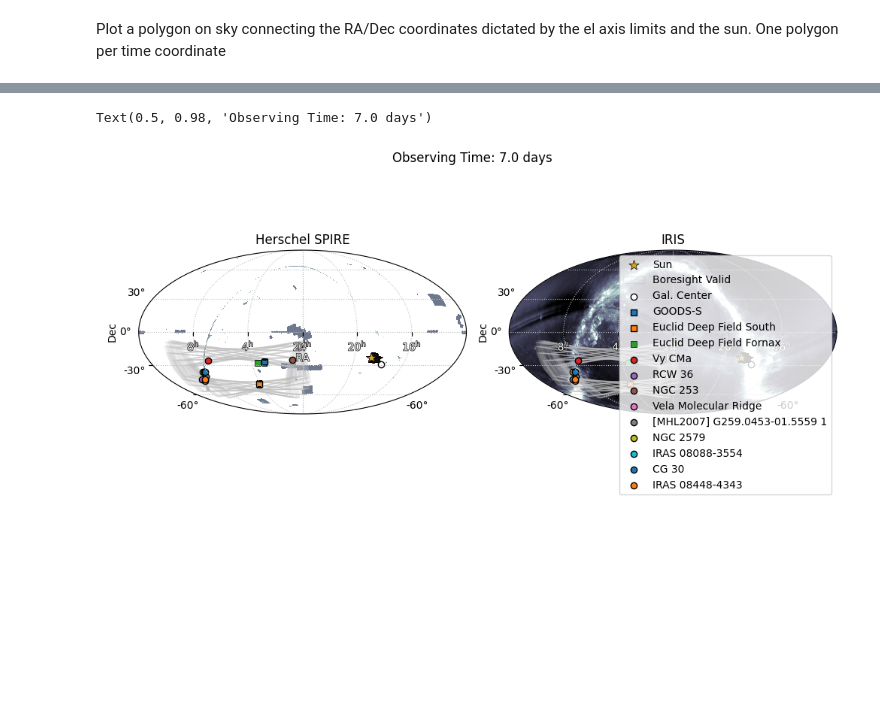
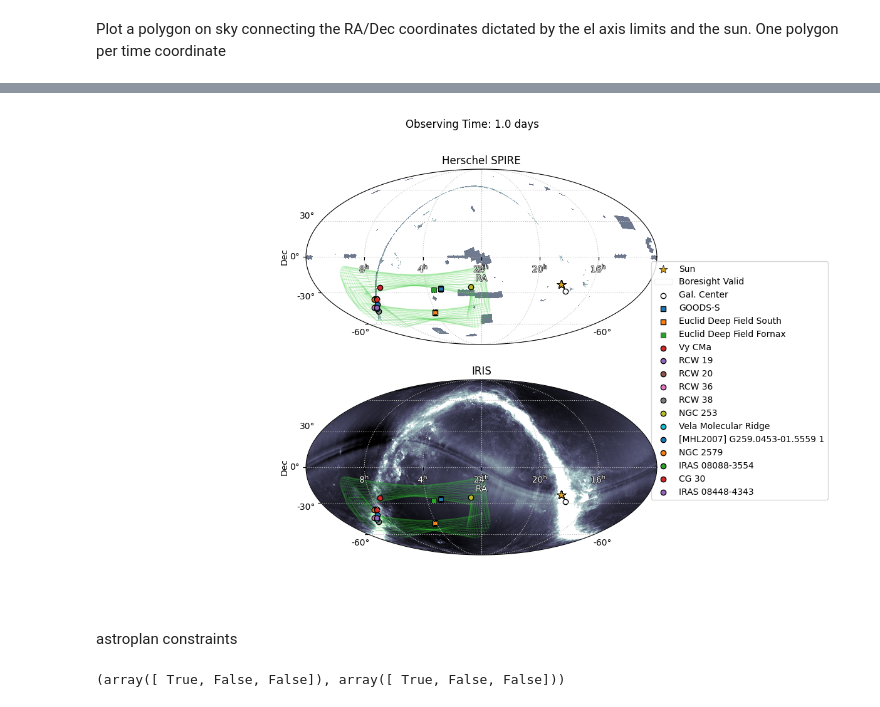
Before and after one commit to tim-balloon/tim-memos, a Jupyter notebook: TIM_sky_coverage.ipynb, the cells around one changed output, grey strips where cells are left out. Cells and saved outputs as stored; diff of their text form; code cells hidden in the pictures; blank space fills up the shorter version.

Commit message:
better plotting of alt/az line plots, start work on using astroplan constraints

```diff
--- a/TIM_sky_coverage.ipynb
+++ b/TIM_sky_coverage.ipynb
@@ -27,6 +31,8 @@ def wrap360(ang):
 # %%
 EL_MIN = 20
 EL_MAX = 52
+DAZ_MIN = 90
+DAZ_MAX = 225
 az_limleft = lambda x: wrap360(x - 270)
 az_limright = lambda x: wrap360(x - 135)
 
@@ -35,11 +41,11 @@ mcmurdo = EarthLocation(lat='-77.8419', lon='166.6863', height=37000.)
 # mcmurdo = EarthLocation(lat='-77.8419', lon='346.6863', height=37000.) # halfway around continent
 launch_date = Time('2026-12-25 00:00:00', scale='utc', location=mcmurdo)
 
-step_hr = 2
+step_hr = 1
 oneday = np.arange(0, 24 + step_hr, step_hr) * u.hr
 oneweek = np.arange(0, 24 * 7 + step_hr, step_hr) * u.hr
 threeweeks = np.arange(24 * 7 * 3 + step_hr, step_hr) * u.hr
-times = launch_date + oneweek
+times = launch_date + oneday
 t = (times - times[0]).to(u.hr)
 
 sun_body = get_body('sun', times, location=mcmurdo)
@@ -152,7 +208,7 @@ wcs, h, d1 = allsky_query('ESAVO/P/HERSCHEL/SPIRE-350', reload=False)
 # %%
 ds = [d1, d0]
 # %%
-fig, axs = plt.subplots(figsize=(10,5), ncols=2, subplot_kw=dict(projection=wcs, frame_class=EllipticalFrame), sharex=True, sharey=True)
+fig, axs = plt.subplots(figsize=(12,8), nrows=2, subplot_kw=dict(projection=wcs, frame_class=EllipticalFrame), sharex=True, sharey=True)
 ax0, ax1 = axs
 
 for j, ax in enumerate(axs):
@@ -216,7 +272,7 @@ for j, ax in enumerate(axs):
         if i == 0:
             p.plot(ax=ax, edgecolor='k', facecolor='none', alpha=max(1/len(times), 0.05), label='Boresight Valid')
         # p.plot(ax=ax, edgecolor='k', alpha=max(1/len(times), 0.01))
-        p.plot(ax=ax, facecolor='none', edgecolor='silver', alpha=0.2)
+        p.plot(ax=ax, facecolor='none', edgecolor='limegreen', alpha=0.2)
 
     # some additional points of interest
     ax.scatter(gal_center.ra, gal_center.dec, facecolor='w', edgecolor='k', transform=ax.get_transform('icrs'), label='Gal. Center')
@@ -225,8 +281,11 @@ for j, ax in enumerate(axs):
     ax.scatter(edff.ra, edff.dec, marker='s', linewidth=0.5, edgecolor='k', transform=ax.get_transform('icrs'), label='Euclid Deep Field Fornax')
 
     plot_from_catalog_helper(ax, 'Vy CMa')
+    plot_from_catalog_helper(ax, 'RCW 19')
+    plot_from_catalog_helper(ax, 'RCW 20')
     plot_from_catalog_helper(ax, 'RCW 36')
-    # plot_from_catalog_helper(ax, 'RCW 38')
+    plot_from_catalog_helper(ax, 'RCW 38')
+    # plot_from_catalog_helper(ax, 'RCW 42')
     # plot_from_catalog_helper(ax, 'RCW 49')
     # plot_from_catalog_helper(ax, 'Carina Nebula')
     plot_from_catalog_helper(ax, 'NGC 253')
@@ -245,9 +304,9 @@ for j, ax in enumerate(axs):
 
     ax.set_xlabel('RA', color='w', path_effects=path_effects)
     ax.set_ylabel('Dec')
-    if j == 1:
-        ax.legend()
-    fig.tight_layout()
+    if j == 0:
+        ax.legend(bbox_to_anchor=(1.5, 0.5))
+    # fig.tight_layout()
 
 ax0.set_title('Herschel SPIRE')
 ax1.set_title('IRIS')
@@ -257,2 +316,3 @@ WARNING: Tried to get polar motions for times after IERS data is valid. Defaulti
-Text(0.5, 0.98, 'Observing Time: 7.0 days')
-[figure, old version]
+[figure, new version]
+# %% [markdown]
+astroplan constraints
@@ -258,0 +346,6 @@ Text(0.5, 0.98, 'Observing Time: 7.0 days')
+# %%
+ever_observable = is_observable(constraints, tim, targets, time_range=(times[0], times[1]))
+always_observable = is_always_observable(constraints, tim, targets, time_range=(times[0], times[1]))
+ever_observable, always_observable
+# %% [output]
+(array([ True, False, False]), array([ True, False, False]))
```
Also changed, not shown: parts of 10 cells of this notebook.
